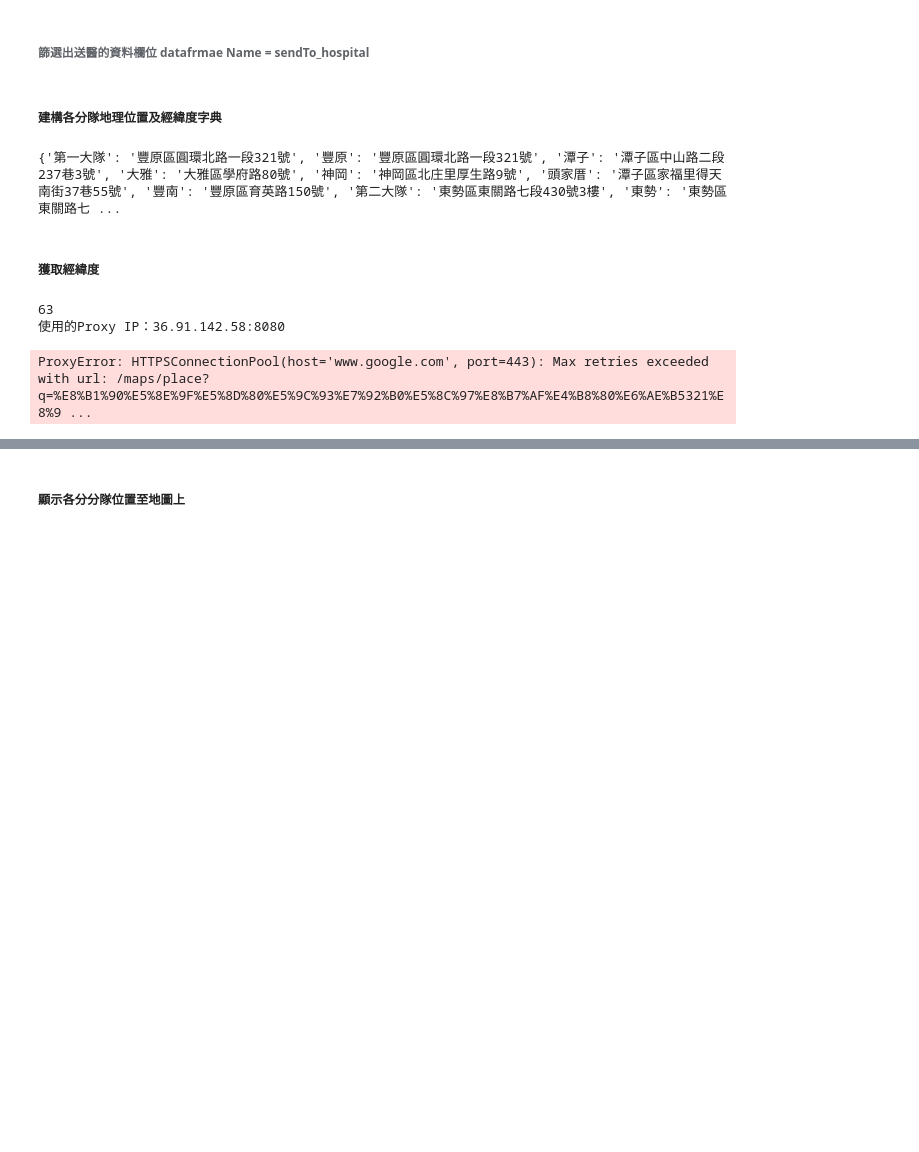
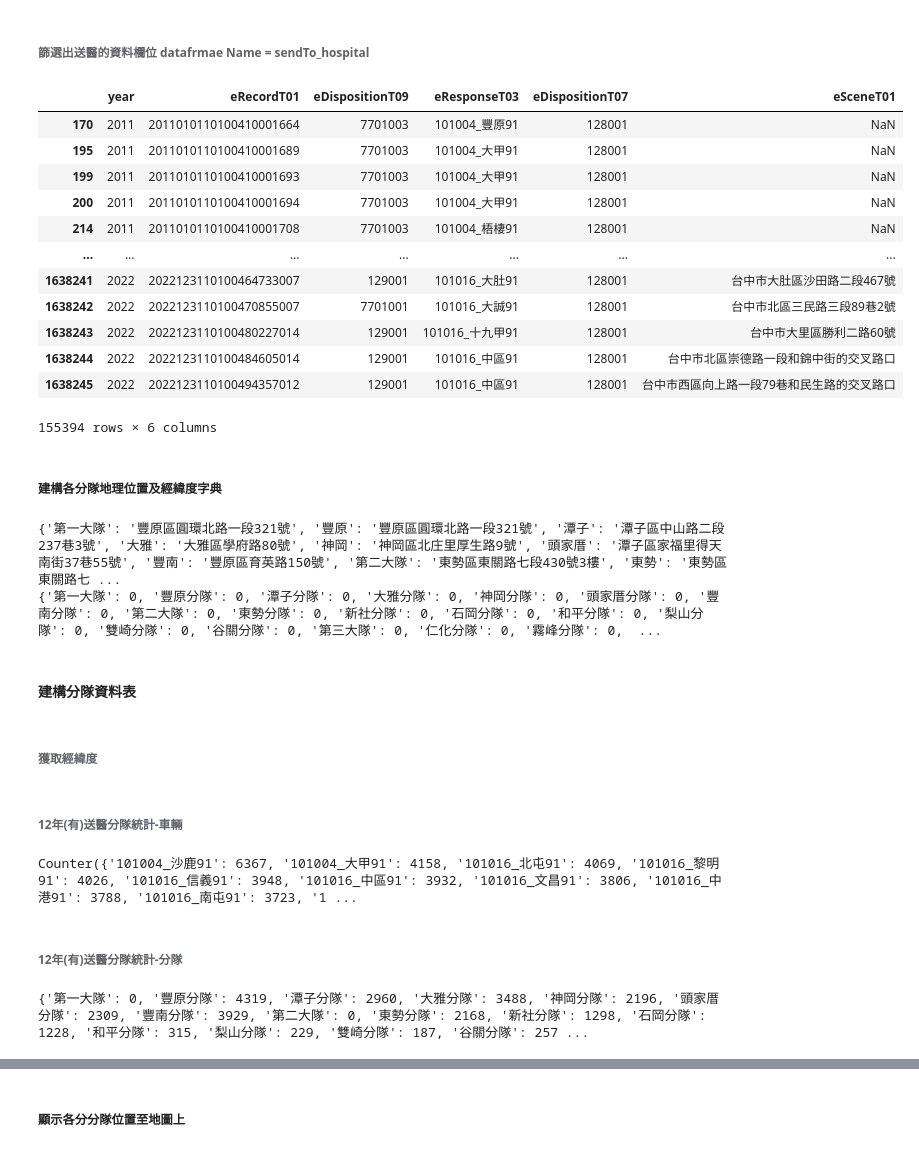
Before and after one commit to he-su-wei/Ambulance-data-analysis, a Jupyter notebook: Taichung/code/part3.ipynb, the cells around one changed output, grey strips where cells are left out. Saved outputs shown, nothing was run; the diff lists cells and outputs as text; code cells hidden in the pictures; blank space fills up the shorter version.

```diff
--- a/Taichung/code/part3.ipynb
+++ b/Taichung/code/part3.ipynb
@@ -322,7 +326,22 @@ Counter({7701003: 1127361, 128007: 224789, 128001: 155394, 128002: 37946, 128004
 ###### 篩選出送醫的資料欄位 datafrmae Name = sendTo_hospital
 # %%
 sendTo_hospital = address_df.loc[address_df['eDispositionT07'] == 128001] # 送醫
+sendTo_hospital
 # sendTo_hospital.to_csv('../part3/hospital.csv', index=False)
+# %% [output]
+|  | year | eRecordT01 | eDispositionT09 | eResponseT03 | eDispositionT07 | eSceneT01 |
+| 170 | 2011 | 2011010110100410001664 | 7701003 | 101004_豐原91 | 128001 | NaN |
+| 195 | 2011 | 2011010110100410001689 | 7701003 | 101004_大甲91 | 128001 | NaN |
+| 199 | 2011 | 2011010110100410001693 | 7701003 | 101004_大甲91 | 128001 | NaN |
+| 200 | 2011 | 2011010110100410001694 | 7701003 | 101004_大甲91 | 128001 | NaN |
+| 214 | 2011 | 2011010110100410001708 | 7701003 | 101004_梧棲91 | 128001 | NaN |
+| ... | ... | ... | ... | ... | ... | ... |
+| 1638241 | 2022 | 2022123110100464733007 | 129001 | 101016_大肚91 | 128001 | 台中市大肚區沙田路二段467號 |
+| 1638242 | 2022 | 2022123110100470855007 | 7701001 | 101016_大誠91 | 128001 | 台中市北區三民路三段89巷2號 |
+| 1638243 | 2022 | 2022123110100480227014 | 129001 | 101016_十九甲91 | 128001 | 台中市大里區勝利二路60號 |
+| 1638244 | 2022 | 2022123110100484605014 | 129001 | 101016_中區91 | 128001 | 台中市北區崇德路一段和錦中街的交叉路口 |
+| 1638245 | 2022 | 2022123110100494357012 | 129001 | 101016_中區91 | 128001 | 台中市西區向上路一段79巷和民生路的交叉路口 |
+155394 rows × 6 columns
 # %% [markdown]
 ##### 建構各分隊地理位置及經緯度字典
 # %%
@@ -330,7 +349,10 @@ import requests
 import re
 from bs4 import BeautifulSoup
 
+teamName = list()
+teamsLocation =list()
 teams_location = dict()
+teams_case = dict()
 
 for page in range(1, 8):
     url='https://www.fire.taichung.gov.tw/content/index.asp?Parser=7,3,101,21,,,,,,,{}'.format(page)
@@ -343,39 +365,19 @@ for page in range(1, 8):
 
     for i in reservoir:
         team = i.find_all('span')[0].get_text()
+        teamName.append(team)
         rename = re.sub("分隊","",team)
         address = i.find_all('span')[3].find('a').get_text()
+        teamsLocation.append(address)
         teams_location[rename] = address
+        teams_case[team] = 0
 
 print(teams_location)
+print(teams_case)
 # %% [output]
 {'第一大隊': '豐原區圓環北路一段321號', '豐原': '豐原區圓環北路一段321號', '潭子': '潭子區中山路二段237巷3號', '大雅': '大雅區學府路80號', '神岡': '神岡區北庄里厚生路9號', '頭家厝': '潭子區家福里得天南街37巷55號', '豐南': '豐原區育英路150號', '第二大隊': '東勢區東關路七段430號3樓', '東勢': '東勢區東關路七 ...
+{'第一大隊': 0, '豐原分隊': 0, '潭子分隊': 0, '大雅分隊': 0, '神岡分隊': 0, '頭家厝分隊': 0, '豐南分隊': 0, '第二大隊': 0, '東勢分隊': 0, '新社分隊': 0, '石岡分隊': 0, '和平分隊': 0, '梨山分隊': 0, '雙崎分隊': 0, '谷關分隊': 0, '第三大隊': 0, '仁化分隊': 0, '霧峰分隊': 0,  ...
+# %% [markdown]
+#### 建構分隊資料表
 # %% [markdown]
-##### 獲取經緯度
+###### 獲取經緯度
-# %%
-address = list()
-result_loaction = list()
-
-with open('proxy_list.txt', 'r') as file:
-    proxy_ips = file.read().splitlines()
-
-for location in teams_location:
-    address.append(teams_location[location])
-print(len(address))
-
-for adr in address:
-    adr = str(adr)
-    if adr == 'nan':
-        address_df["longitude"] = None
-        address_df["latitude"] = None
-    else:
-        # print(test.location(adr))
-        latitude, longitude = function_api.location(proxy_ips, adr)
-        address_df["longitude"] = longitude
-        address_df["latitude"] = latitude
-        result_loaction.append([longitude, latitude])
-        # address_df.to_csv('../part3/merge.csv', index=False)
-# %% [output]
-63
-使用的Proxy IP：36.91.142.58:8080
-ProxyError: HTTPSConnectionPool(host='www.google.com', port=443): Max retries exceeded with url: /maps/place?q=%E8%B1%90%E5%8E%9F%E5%8D%80%E5%9C%93%E7%92%B0%E5%8C%97%E8%B7%AF%E4%B8%80%E6%AE%B5321%E8%9 ...
@@ -381,0 +389,25 @@ ProxyError: HTTPSConnectionPool(host='www.google.com', port=443): Max retries ex
+# %% [markdown]
+###### 12年(有)送醫分隊統計-車輛
+# %%
+# District_sum_init = {k:0 for k in District_sum.keys()}
+# mask  = sendTo_hospital['year'] == int(year)
+class_Counter = function_api.count(sendTo_hospital, 'eResponseT03')
+print(class_Counter)
+# %% [output]
+Counter({'101004_沙鹿91': 6367, '101004_大甲91': 4158, '101016_北屯91': 4069, '101016_黎明91': 4026, '101016_信義91': 3948, '101016_中區91': 3932, '101016_文昌91': 3806, '101016_中港91': 3788, '101016_南屯91': 3723, '1 ...
+# %% [markdown]
+###### 12年(有)送醫分隊統計-分隊
+# %%
+team_data = sendTo_hospital['eResponseT03'].apply(lambda t: t[7:])
+
+for i in team_data:
+    data = i.split('9')[0] + '分隊'
+
+    for item_dict in teams_case:
+        if data == item_dict:
+            teams_case[item_dict] += 1
+        else:
+            pass
+print(teams_case)
+# %% [output]
+{'第一大隊': 0, '豐原分隊': 4319, '潭子分隊': 2960, '大雅分隊': 3488, '神岡分隊': 2196, '頭家厝分隊': 2309, '豐南分隊': 3929, '第二大隊': 0, '東勢分隊': 2168, '新社分隊': 1298, '石岡分隊': 1228, '和平分隊': 315, '梨山分隊': 229, '雙崎分隊': 187, '谷關分隊': 257 ...
```
Also changed, not shown: parts of 8 cells of this notebook.
